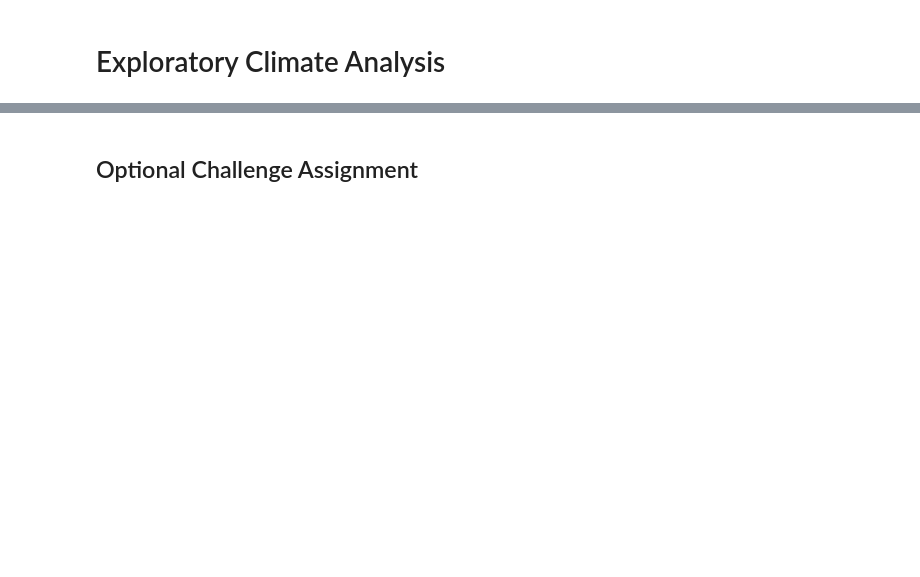
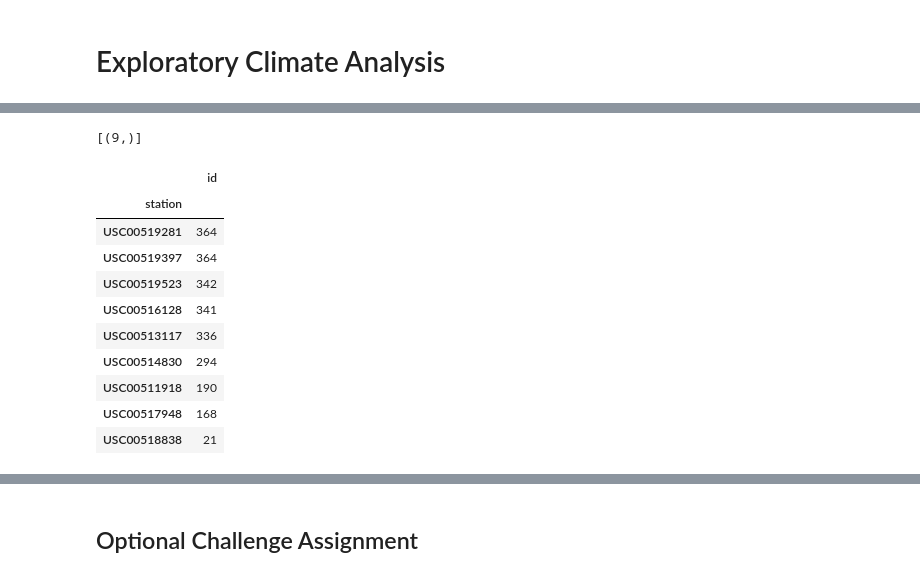
Before and after one commit to Levishantz/HOMEWORK, a Jupyter notebook: SQLITE Assignment/SQLITE_levi_code.ipynb, the cells around one changed output, grey strips where cells are left out. Saved outputs shown, nothing was run; the diff lists cells and outputs as text; code cells hidden in the pictures; blank space fills up the shorter version.

```diff
--- a/SQLITE Assignment/SQLITE_levi_code.ipynb
+++ b/SQLITE Assignment/SQLITE_levi_code.ipynb
@@ -57,9 +131,32 @@ session = Session(engine)
 ![describe](Images/describe.png)
 # %%
 # Design a query to show how many stations are available in this dataset?
+#Complete
+session_query = session.query(Station)
+engine.execute('SELECT COUNT(station.Station) FROM Station').fetchall()
+# %% [output]
+[(9,)]
 # %%
 # What are the most active stations? (i.e. what stations have the most rows)?
 # List the stations and the counts in descending order.
+
+#Complete
+session_query = session.query(Measurement.station, Measurement.id).\
+                filter(func.strftime('%Y', Measurement.date) == '2015')
+df = pd.DataFrame(session_query)
+df.groupby('station').count().sort_values('id', ascending = False)
+# %% [output]
+|  | id |
+| station |  |
+| USC00519281 | 364 |
+| USC00519397 | 364 |
+| USC00519523 | 342 |
+| USC00516128 | 341 |
+| USC00513117 | 336 |
+| USC00514830 | 294 |
+| USC00511918 | 190 |
+| USC00517948 | 168 |
+| USC00518838 | 21 |
 # %%
 # Using the station id from the previous query, calculate the lowest temperature recorded,
 # highest temperature recorded, and average temperature most active station?
```
Also changed, not shown: parts of 13 cells of this notebook, 24 other files.
